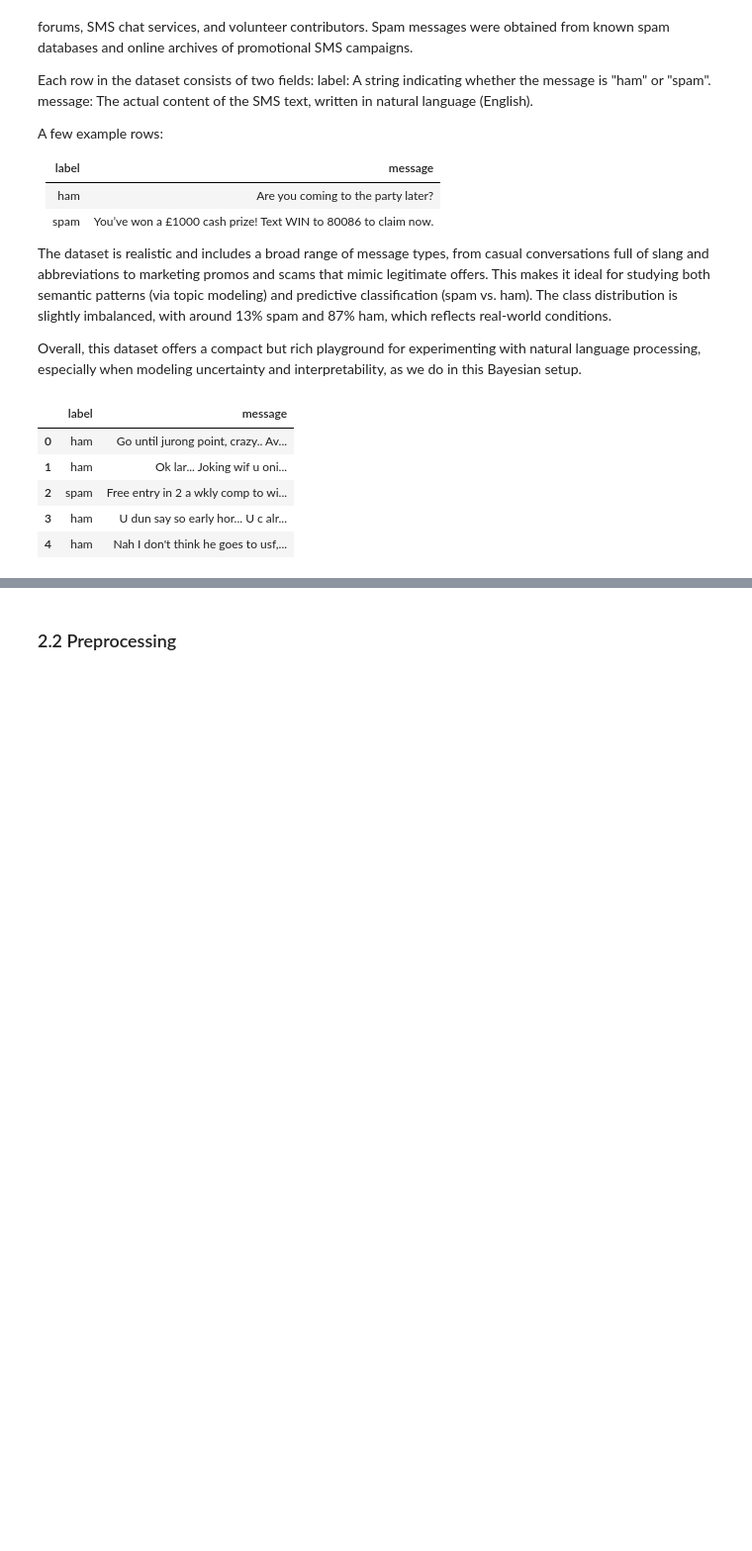
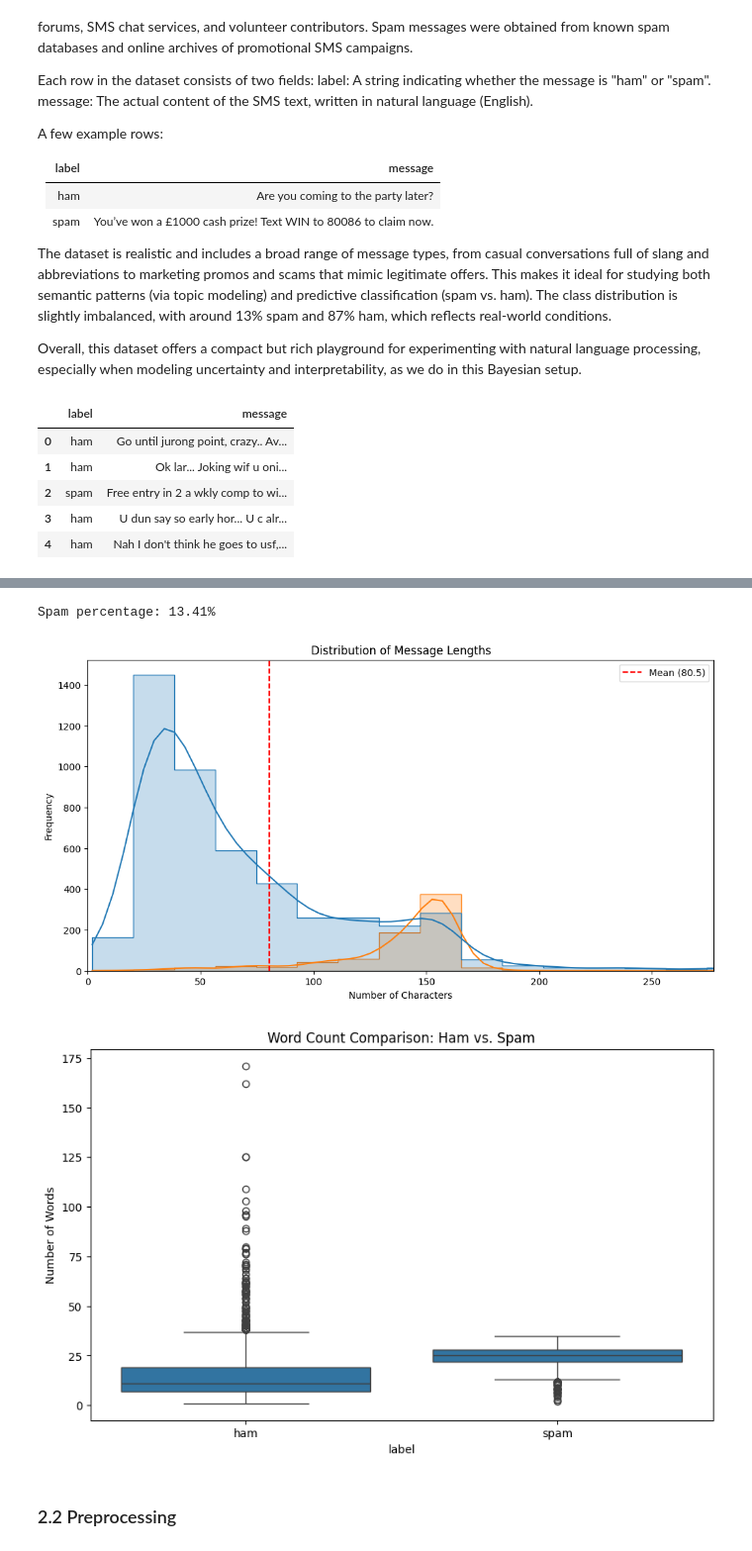
Before and after one commit to Gabriellanaro/SpamClassification, a Jupyter notebook: 42186_MBML_final_notebook.ipynb, the cells around one changed output, grey strips where cells are left out. Shown: that part at 99% size. Drawn from its saved outputs; the diff is of its cells as text; code cells hidden in the pictures; blank space fills up the shorter version.

Commit message:
add data visualizations

```diff
--- a/42186_MBML_final_notebook.ipynb
+++ b/42186_MBML_final_notebook.ipynb
@@ -76,3 +90,52 @@ df = df_sms.copy()
+# %%
+if df_sms['label'].dtype in ['int64', 'int32', 'int', 'float', 'float64', 'float32']:
+    # If numeric, assume 0=ham, 1=spam for visualization purposes
+    print(f"\nSpam percentage: {df_sms['label'].mean() * 100:.2f}%")
+
+    # For plotting, create a temporary string version
+    plot_df = df_sms.copy()
+    plot_df['label_str'] = plot_df['label'].map({0: 'ham', 1: 'spam'})
+
+    # Set hue column for plots
+    hue_col = 'label_str'
+else:
+    # If already string, compute binary representation for some calculations
+    binary_labels = df_sms['label'].map({'ham': 0, 'spam': 1})
+    print(f"\nSpam percentage: {binary_labels.mean() * 100:.2f}%")
+
+    # Use original label column for plots
+    plot_df = df_sms
+    hue_col = 'label'
+# %% [output]
+Spam percentage: 13.41%
+# %%
+message_lengths = plot_df['message'].apply(len)
+word_counts = plot_df['message'].apply(lambda x: len(str(x).split()))
+
+# Add temporary columns for visualization
+plot_df['message_length'] = message_lengths
+plot_df['word_count'] = word_counts
+
+# Message length histogram
+plt.figure(figsize=(12, 6))
+sns.histplot(data=plot_df, x='message_length', hue=hue_col, bins=50, kde=True, element='step')
+plt.title('Distribution of Message Lengths')
+plt.xlabel('Number of Characters')
+plt.ylabel('Frequency')
+plt.axvline(message_lengths.mean(), color='r', linestyle='--', label=f'Mean ({message_lengths.mean():.1f})')
+plt.legend()
+plt.xlim(0, message_lengths.quantile(0.99))  # Limit x-axis to exclude extreme outliers
+plt.show()
+
+
+plt.figure(figsize=(10, 6))
+sns.boxplot(x=hue_col, y='word_count', data=plot_df)
+plt.title('Word Count Comparison: Ham vs. Spam')
+plt.ylabel('Number of Words')
+plt.show()
+# %% [output]
+[figure, added]
+[figure, added]
 # %% [markdown]
 ### 2.2 Preprocessing
 # %% [markdown]
```
Also changed, not shown: parts of 10 cells of this notebook.
